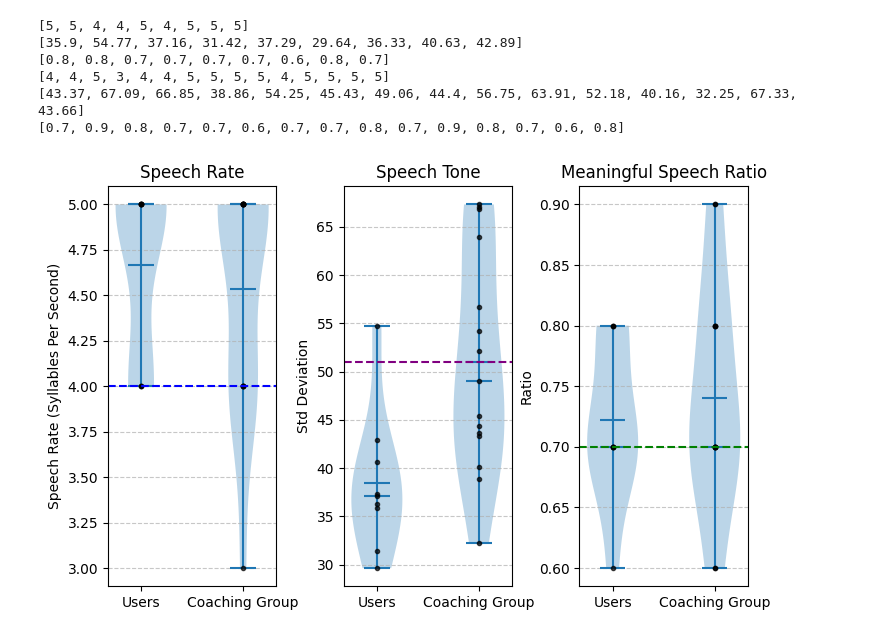
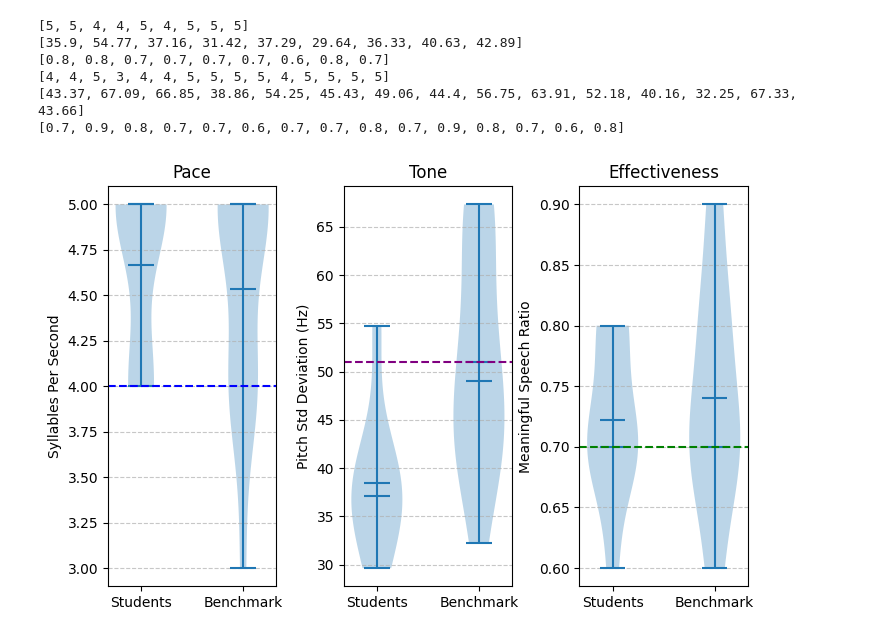
Before and after one commit to security-privacy-lab/JagCoach, a Jupyter notebook: Pipeline/Plotting.ipynb, the cells around one changed output. Saved outputs shown, nothing was run; the diff lists cells and outputs as text; code cells hidden in the pictures.

Commit message:
Further Plotting Changes

```diff
--- a/Pipeline/Plotting.ipynb
+++ b/Pipeline/Plotting.ipynb
@@ -8,7 +8,7 @@ avg_speech_rate = 4.0
 avg_speech_std = 51.04
 avg_speech_ratio = 0.7
 # %%
-directory = '/home/rudito/Code/Cao_Research/Pipeline'
+directory = '/home/rudito/Code/Cao_Research/JagCoach/Pipeline'
 files = os.listdir(directory)
 student_files = [file for file in files if file.startswith('Student_') and file.endswith('.json')]
 speech_rate_values = []
@@ -51,50 +51,50 @@ print(speech_noise_values_b)
 # %%
 import matplotlib.pyplot as plt
 from scipy.stats import gaussian_kde
 
 user_labels = ["User 1", "User 2", "User 3", "User 4", "User 5", "User 6", "User 7", "User 8", "User 9"]
 plt.figure(figsize=(8, 5))
 # Subplot 1: Speech Rate
 plt.subplot(1, 3, 1)
 plt.violinplot([speech_rate_values, speech_rate_values_b], positions=[1, 2], showmeans=True, showmedians=True)
-for i, value in enumerate(speech_rate_values):
-    plt.plot([1], [value], marker='o', color='black', linestyle='', markersize=3, alpha=0.7)
-for i, value in enumerate(speech_rate_values_b):
-    plt.plot([2], [value], marker='o', color='black', linestyle='', markersize=3, alpha=0.7)
-plt.ylabel("Speech Rate (Syllables Per Second)")
-plt.title("Speech Rate")
+# for i, value in enumerate(speech_rate_values):
+#     plt.plot([1], [value], marker='o', color='black', linestyle='', markersize=3, alpha=0.7)
+# for i, value in enumerate(speech_rate_values_b):
+#     plt.plot([2], [value], marker='o', color='black', linestyle='', markersize=3, alpha=0.7)
+plt.ylabel("Syllables Per Second")
+plt.title("Pace")
 plt.axhline(y=avg_speech_rate, color='blue', linestyle='dashed', label='Avg. Speech Rate')
-plt.xticks([1, 2], ["Users", "Coaching Group"])
+plt.xticks([1, 2], ["Students", "Benchmark"])
 plt.grid(axis='y', linestyle='--', alpha=0.7)
 
 # Subplot 2: Speech FF Std Deviation
 plt.subplot(1, 3, 2)
 plt.violinplot([speech_freq_values, speech_freq_values_b], positions=[1, 2], showmeans=True, showmedians=True)
 # plt.xlabel("Users")
-for i, value in enumerate(speech_freq_values):
-    plt.plot([1], [value], marker='o', color='black', linestyle='', markersize=3, alpha=0.7)
-for i, value in enumerate(speech_freq_values_b):
-    plt.plot([2], [value], marker='o', color='black', linestyle='', markersize=3, alpha=0.7)
-plt.ylabel("Std Deviation")
-plt.title("Speech Tone")
+# for i, value in enumerate(speech_freq_values):
+#     plt.plot([1], [value], marker='o', color='black', linestyle='', markersize=3, alpha=0.7)
+# for i, value in enumerate(speech_freq_values_b):
+#     plt.plot([2], [value], marker='o', color='black', linestyle='', markersize=3, alpha=0.7)
+plt.ylabel("Pitch Std Deviation (Hz)")
+plt.title("Tone")
 plt.axhline(y=avg_speech_std, color='purple', linestyle='dashed', label='Avg. Speech Std Dev')
-plt.xticks([1, 2], ["Users", "Coaching Group"])
+plt.xticks([1, 2], ["Students", "Benchmark"])
 plt.grid(axis='y', linestyle='--', alpha=0.7)
 
 # Subplot 3: Speech to Noise Ratio
 plt.subplot(1, 3, 3)
 plt.violinplot([speech_noise_values, speech_noise_values_b], positions=[1, 2], showmeans=True, showmedians=True)
-for i, value in enumerate(speech_noise_values):
-    plt.plot([1], [value], marker='o', color='black', linestyle='', markersize=3, alpha=0.7)
-for i, value in enumerate(speech_noise_values_b):
-    plt.plot([2], [value], marker='o', color='black', linestyle='', markersize=3, alpha=0.7)
-plt.ylabel("Ratio")
-plt.title("Meaningful Speech Ratio")
+# for i, value in enumerate(speech_noise_values):
+#     plt.plot([1], [value], marker='o', color='black', linestyle='', markersize=3, alpha=0.7)
+# for i, value in enumerate(speech_noise_values_b):
+#     plt.plot([2], [value], marker='o', color='black', linestyle='', markersize=3, alpha=0.7)
+plt.ylabel("Meaningful Speech Ratio")
+plt.title("Effectiveness")
 plt.axhline(y=avg_speech_ratio, color='green', linestyle='dashed', label='Avg. Speech to Noise Ratio')
-plt.xticks([1, 2], ["Users", "Coaching Group"])
+plt.xticks([1, 2], ["Students", "Benchmark"])
 plt.grid(axis='y', linestyle='--', alpha=0.7)
 plt.tight_layout
 plt.subplots_adjust(left=0.1, bottom=0.1, right=0.9, top=0.9, wspace=0.4, hspace=0.4)
 plt.show()
 # %% [output]
-[figure, old version]
+[figure, new version]
```
Also changed, not shown: 1 other file.
